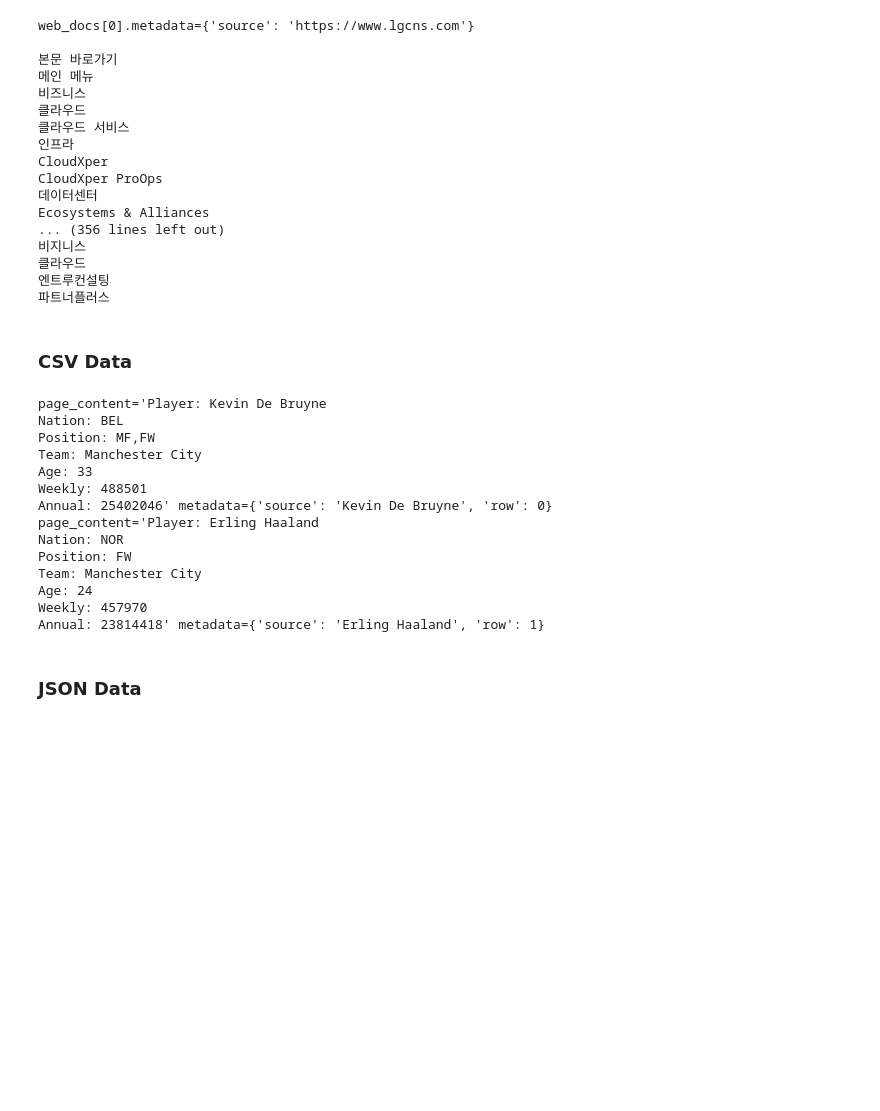
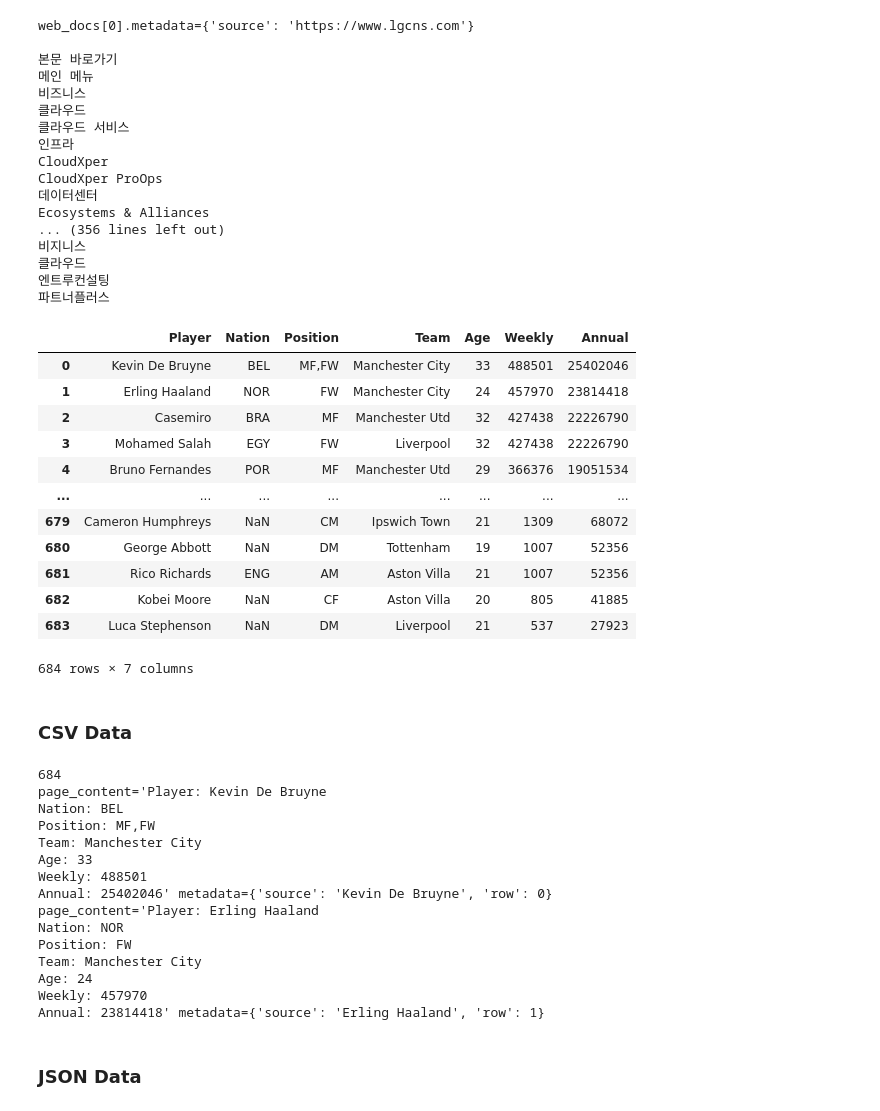
Before and after one commit to park-jihoo/langchain_loader, a Jupyter notebook: preprocessing.ipynb, the cells around one changed output. Saved outputs shown, nothing was run; the diff lists cells and outputs as text; code cells hidden in the pictures; blank space fills up the shorter version.

```diff
--- a/preprocessing.ipynb
+++ b/preprocessing.ipynb
@@ -111,6 +107,26 @@ Ecosystems & Alliances
 클라우드
 엔트루컨설팅
 파트너플러스
+# %%
+import pandas as pd
+
+df = pd.read_csv("document/csv_sample.csv")
+
+df
+# %% [output]
+|  | Player | Nation | Position | Team | Age | Weekly | Annual |
+| 0 | Kevin De Bruyne | BEL | MF,FW | Manchester City | 33 | 488501 | 25402046 |
+| 1 | Erling Haaland | NOR | FW | Manchester City | 24 | 457970 | 23814418 |
+| 2 | Casemiro | BRA | MF | Manchester Utd | 32 | 427438 | 22226790 |
+| 3 | Mohamed Salah | EGY | FW | Liverpool | 32 | 427438 | 22226790 |
+| 4 | Bruno Fernandes | POR | MF | Manchester Utd | 29 | 366376 | 19051534 |
+| ... | ... | ... | ... | ... | ... | ... | ... |
+| 679 | Cameron Humphreys | NaN | CM | Ipswich Town | 21 | 1309 | 68072 |
+| 680 | George Abbott | NaN | DM | Tottenham | 19 | 1007 | 52356 |
+| 681 | Rico Richards | ENG | AM | Aston Villa | 21 | 1007 | 52356 |
+| 682 | Kobei Moore | NaN | CF | Aston Villa | 20 | 805 | 41885 |
+| 683 | Luca Stephenson | NaN | DM | Liverpool | 21 | 537 | 27923 |
+684 rows × 7 columns
 # %% [markdown]
 ### CSV Data
 # %%
@@ -125,9 +141,12 @@ csv_loader = CSVLoader(
 
 csv_docs = csv_loader.load()
 
+print(len(csv_docs))
+
 for record in csv_docs[:2]:
     print(record)
 # %% [output]
+684
 page_content='Player: Kevin De Bruyne
 Nation: BEL
 Position: MF,FW
```
Also changed, not shown: parts of 9 cells of this notebook.
